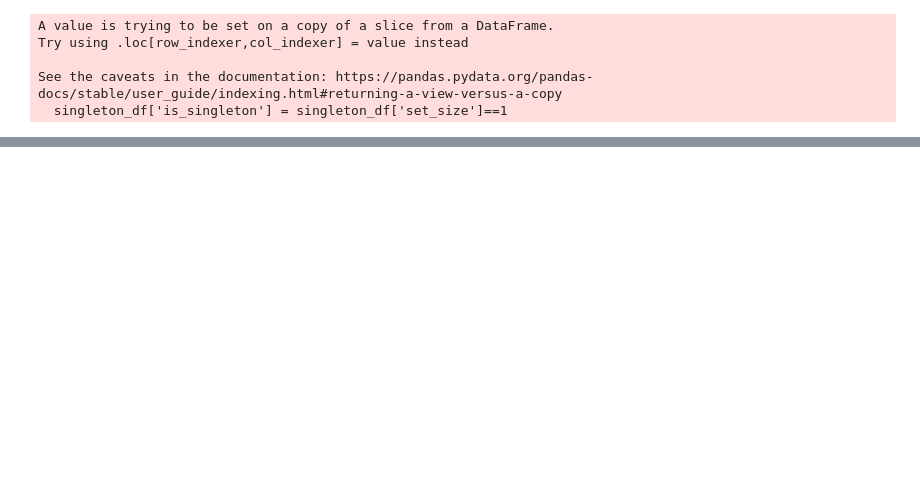
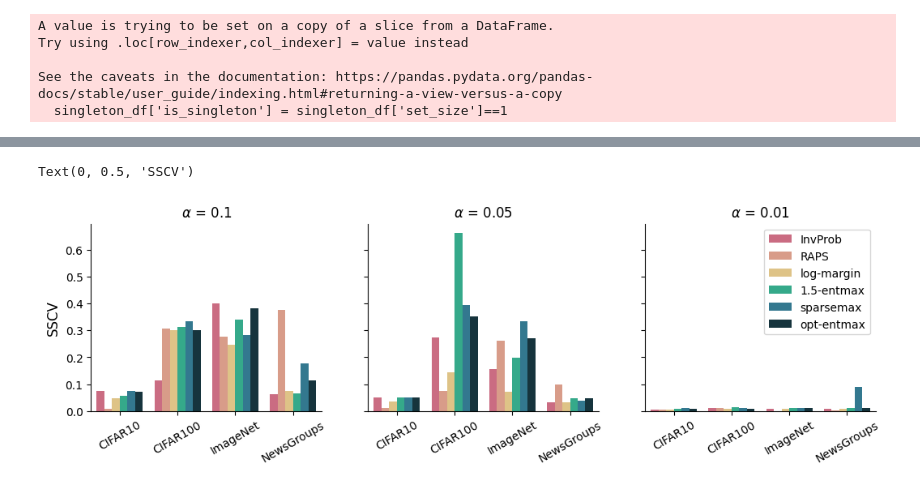
Before and after one commit to deep-spin/sparse-activations-cp, a Jupyter notebook: notebooks/set_size_coverage.ipynb, the cells around one changed output, grey strips where cells are left out. Saved outputs shown, nothing was run; the diff lists cells and outputs as text; code cells hidden in the pictures; blank space fills up the shorter version.

```diff
--- a/notebooks/set_size_coverage.ipynb
+++ b/notebooks/set_size_coverage.ipynb
@@ -150,0 +170,29 @@ plt.show()
+# %%
+temp_df = all_res_class_df[all_res_class_df['random_state']==1]
+sscv_df = temp_df.groupby(['dataset','score','alpha','size_bin'])[['match']].agg(['mean','count']).reset_index()
+sscv_df.columns = list(map(''.join, sscv_df.columns.values))
+sscv_df = sscv_df[sscv_df['matchcount']>1]
+sscv_df['error'] = np.abs(sscv_df['matchmean']-(1-sscv_df['alpha']))
+sscv_df.sort_values(by='error',ascending=False,inplace=True)
+sscv_df = sscv_df.groupby(['dataset','score','alpha']).head(1)
+sscv_df = sscv_df[sscv_df['alpha'].isin([0.01,0.05,0.1])]
+sscv_df.sort_values(by=['dataset','score','alpha'],inplace=True)
+# %%
+fig, axs = plt.subplots(1, 3, figsize=(12.5, 3),sharey=True)
+for i, alpha in enumerate([0.1, 0.05, 0.01]):
+    alp = sscv_df[sscv_df['alpha'] == alpha]#.dropna(subset=['match'])  # Drop NaNs in match
+
+    # Plot bars
+    barplot = sns.barplot(data=alp, x='dataset', y='error', hue='score',
+                          hue_order=legend_labels, palette=color_map, ax=axs[i], dodge=True)
+    axs[i].set_title(r'$\alpha$ = ' + str(alpha))
+    axs[i].spines[['right', 'top']].set_visible(False)
+    axs[i].set_xlabel('')
+    axs[i].tick_params(axis='x', labelrotation = 30)
+    axs[0].legend().set_visible(False)
+    axs[1].legend().set_visible(False)
+    axs[2].legend(title='')
+axs[0].set_ylabel('SSCV',fontsize=12)
+# %% [output]
+Text(0, 0.5, 'SSCV')
+[figure, added]
```
Also changed, not shown: parts of 10 cells of this notebook, 6 other files.
